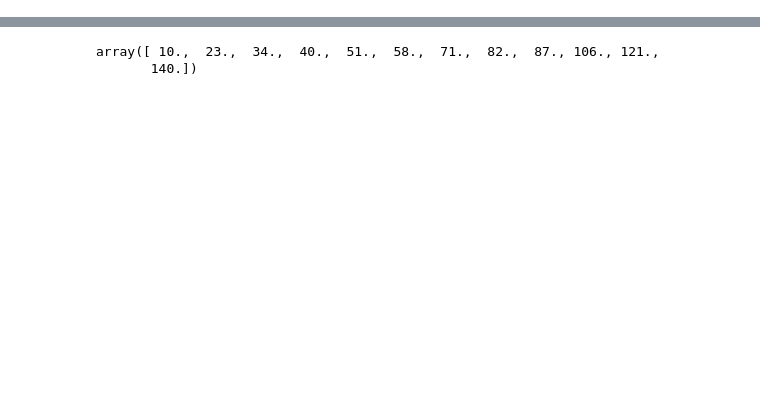
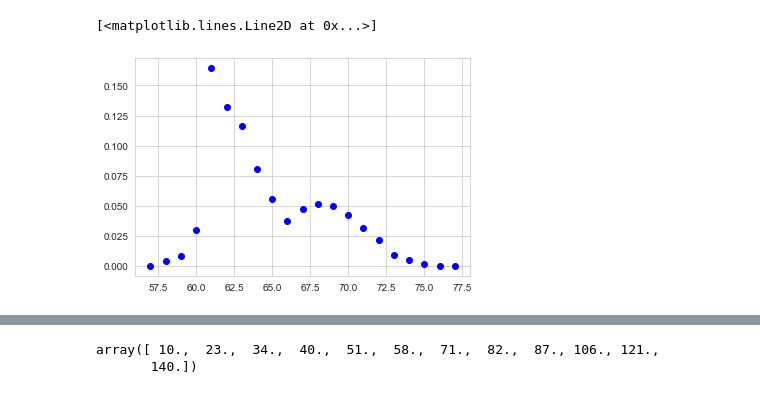
Before and after one commit to mathiassunesen/Speciale_retirement, a Jupyter notebook: Main/Frederik.ipynb, the cells around one changed output, grey strips where cells are left out. Cells and saved outputs as stored; diff of their text form; code cells hidden in the pictures; blank space fills up the shorter version.

```diff
--- a/Main/Frederik.ipynb
+++ b/Main/Frederik.ipynb
@@ -48,0 +31,15 @@ figs.lifecycle(model,['d','alive'])
+# %%
+import numpy as np
+import matplotlib.pyplot as plt
+from transitions import age
+par = model.par
+sim = model.sim
+
+avg_probs = np.zeros(11)
+for t in range(len(avg_probs)):
+    avg_probs[t] = np.nanmean(sim.probs[t])
+
+plt.plot(age(np.arange(par.Tr)),avg_probs,'bo')
+# %% [output]
+[<matplotlib.lines.Line2D at 0x...>]
+[figure, added]
```
Also changed, not shown: parts of 14 cells of this notebook, 8 other files.
